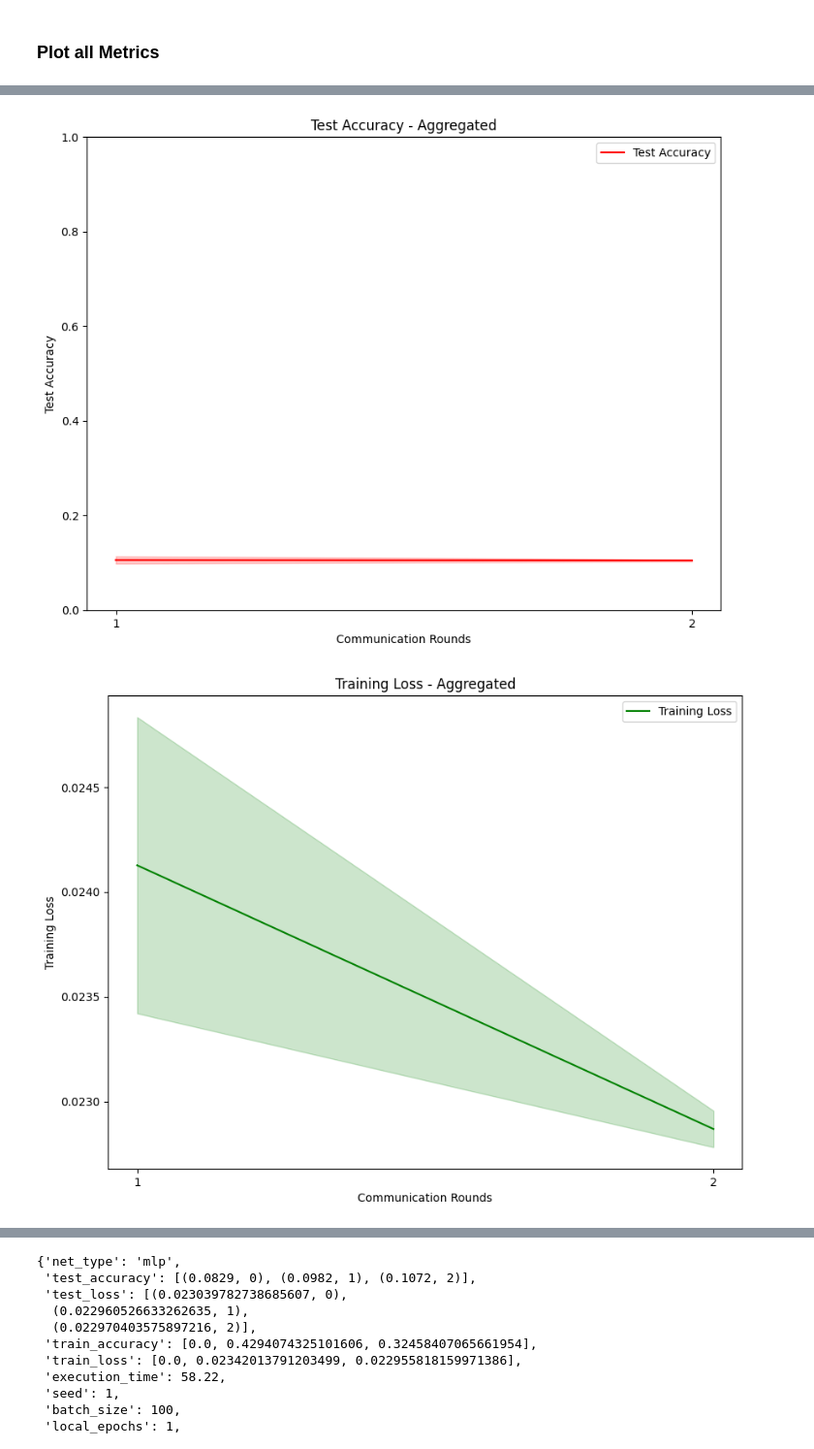
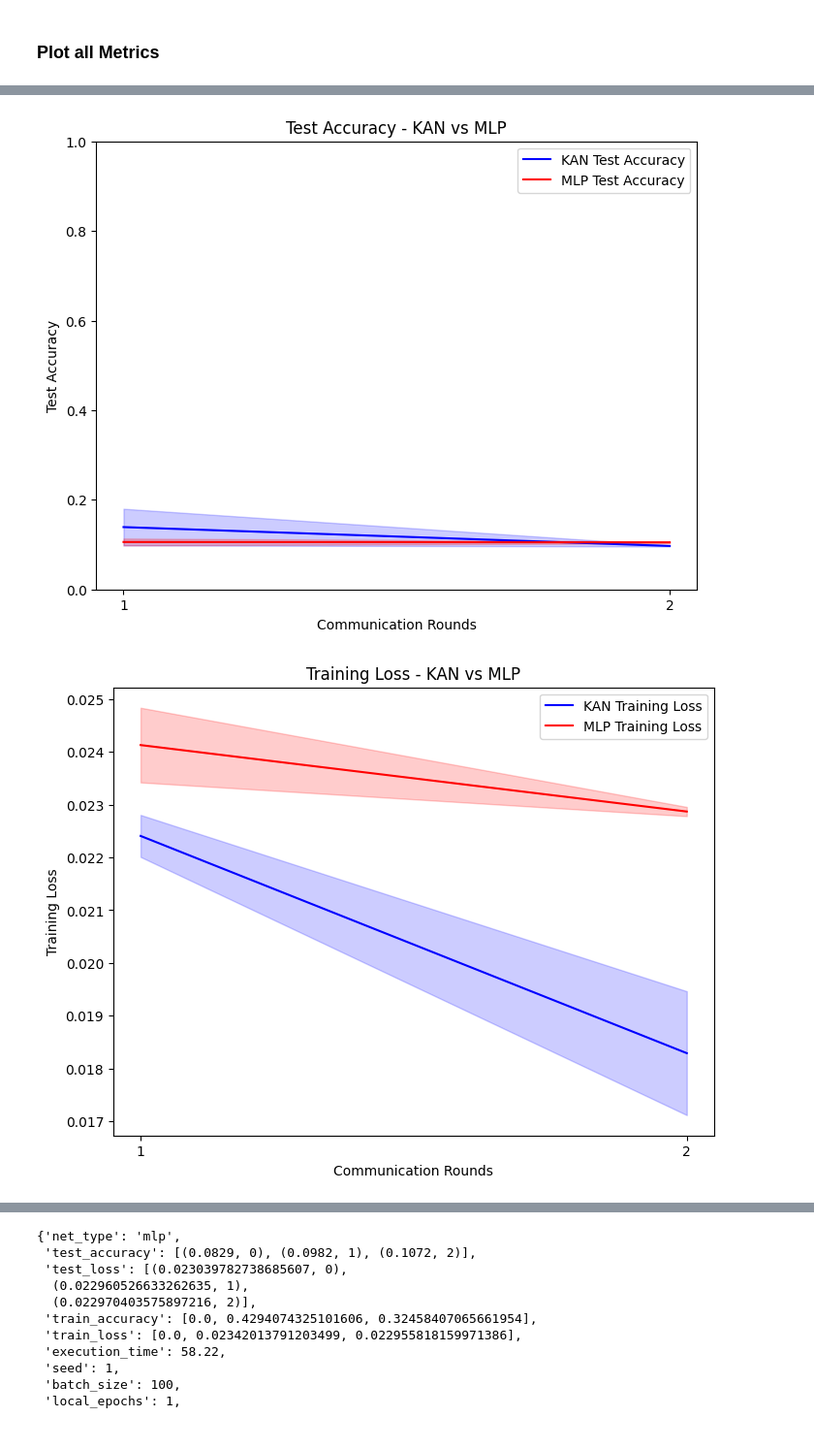
Before and after one commit to artsasse/fedkan, a Jupyter notebook: Flower_MNIST_MLP.ipynb, the cells around one changed output, grey strips where cells are left out. Shown at 97% size. Drawn from its saved outputs; the diff is of its cells as text; code cells hidden in the pictures.

Commit message:
+ separate metrics by kan X mlp

```diff
--- a/Flower_MNIST_MLP.ipynb
+++ b/Flower_MNIST_MLP.ipynb
@@ -12,12 +12,12 @@ BATCH_SIZE = 100
 LOCAL_EPOCHS = 1
 FRACTION_CLIENTS = 0.05
 COMM_ROUNDS = 2
-NET_TYPE = "mlp"
+NET_TYPE = "kan"
 LEARNING_RATE = 0.1
 MOMENTUM = 0.9
 HISTORY = {}
 TRY_DEVICE = "cpu"
-SEED = 2
+SEED = 4
 # %% [markdown]
 ## Dependencies
 # %%
@@ -579,12 +572,18 @@ x
 # Get a list of all JSON files in the folder
 json_files = [f for f in os.listdir(folder) if f.endswith('.json')]
 
-# Load the data from each JSON file
-data_list = []
+# Initialize separate lists for 'kan' and 'mlp' data
+kan_data = []
+mlp_data = []
+
+# Load and separate the data based on 'net_type'
 for json_file in json_files:
     with open(os.path.join(folder, json_file), 'r') as f:
         data = json.load(f)
-        data_list.append(data)
+        if data['net_type'] == 'kan':
+            kan_data.append(data)
+        elif data['net_type'] == 'mlp':
+            mlp_data.append(data)
 # %% [markdown]
 ### Extract metrics and hyperparameters from each execution
 # %%
@@ -631,48 +634,56 @@ comm_rounds = list(range(1, len(train_accuracies[0]) + 1))
 # %% [markdown]
 ### Plot all Metrics
 # %%
-figsize=(10, 7.5)
+figsize=(8, 6)
 
-# Plot Training Accuracy with error bands
+# Plot Training Accuracy with error bands for 'kan' and 'mlp'
 plt.figure(figsize=figsize)
-plt.plot(comm_rounds, train_acc_mean, 'b-', label='Training Accuracy')
-plt.fill_between(comm_rounds, train_acc_mean - train_acc_std, train_acc_mean + train_acc_std, color='b', alpha=0.2)
-plt.title(f"Training Accuracy - Aggregated")
+plt.plot(comm_rounds, kan_results[0], 'b-', label='KAN Training Accuracy')
+plt.fill_between(comm_rounds, kan_results[0] - kan_results[1], kan_results[0] + kan_results[1], color='b', alpha=0.2)
+plt.plot(comm_rounds, mlp_results[0], 'r-', label='MLP Training Accuracy')
+plt.fill_between(comm_rounds, mlp_results[0] - mlp_results[1], mlp_results[0] + mlp_results[1], color='r', alpha=0.2)
+plt.title(f"Training Accuracy - KAN vs MLP")
 plt.xlabel("Communication Rounds")
 plt.ylabel("Training Accuracy")
-plt.ylim(0, 1)  # Ensure accuracy values range from 0 to 1
+plt.ylim(0, 1)
 plt.xticks(comm_rounds)
 plt.legend()
 plt.show()
 
-# Plot Test Accuracy with error bands
+# Plot Test Accuracy with error bands for 'kan' and 'mlp'
 plt.figure(figsize=figsize)
-plt.plot(comm_rounds, test_acc_mean, 'r-', label='Test Accuracy')
-plt.fill_between(comm_rounds, test_acc_mean - test_acc_std, test_acc_mean + test_acc_std, color='r', alpha=0.2)
-plt.title(f"Test Accuracy - Aggregated")
+plt.plot(comm_rounds, kan_results[2], 'b-', label='KAN Test Accuracy')
+plt.fill_between(comm_rounds, kan_results[2] - kan_results[3], kan_results[2] + kan_results[3], color='b', alpha=0.2)
+plt.plot(comm_rounds, mlp_results[2], 'r-', label='MLP Test Accuracy')
+plt.fill_between(comm_rounds, mlp_results[2] - mlp_results[3], mlp_results[2] + mlp_results[3], color='r', alpha=0.2)
+plt.title(f"Test Accuracy - KAN vs MLP")
 plt.xlabel("Communication Rounds")
 plt.ylabel("Test Accuracy")
-plt.ylim(0, 1)  # Ensure accuracy values range from 0 to 1
+plt.ylim(0, 1)
 plt.xticks(comm_rounds)
 plt.legend()
 plt.show()
 
-# Plot Training Loss with error bands
+# Plot Training Loss with error bands for 'kan' and 'mlp'
 plt.figure(figsize=figsize)
-plt.plot(comm_rounds, train_loss_mean, 'g-', label='Training Loss')
-plt.fill_between(comm_rounds, train_loss_mean - train_loss_std, train_loss_mean + train_loss_std, color='g', alpha=0.2)
-plt.title(f"Training Loss - Aggregated")
+plt.plot(comm_rounds, kan_results[4], 'b-', label='KAN Training Loss')
+plt.fill_between(comm_rounds, kan_results[4] - kan_results[5], kan_results[4] + kan_results[5], color='b', alpha=0.2)
+plt.plot(comm_rounds, mlp_results[4], 'r-', label='MLP Training Loss')
+plt.fill_between(comm_rounds, mlp_results[4] - mlp_results[5], mlp_results[4] + mlp_results[5], color='r', alpha=0.2)
+plt.title(f"Training Loss - KAN vs MLP")
 plt.xlabel("Communication Rounds")
 plt.ylabel("Training Loss")
 plt.xticks(comm_rounds)
 plt.legend()
 plt.show()
 
-# Plot Test Loss with error bands
+# Plot Test Loss with error bands for 'kan' and 'mlp'
 plt.figure(figsize=figsize)
-plt.plot(comm_rounds, test_loss_mean, 'm-', label='Test Loss')
-plt.fill_between(comm_rounds, test_loss_mean - test_loss_std, test_loss_mean + test_loss_std, color='m', alpha=0.2)
-plt.title(f"Test Loss - Aggregated")
+plt.plot(comm_rounds, kan_results[6], 'b-', label='KAN Test Loss')
+plt.fill_between(comm_rounds, kan_results[6] - kan_results[7], kan_results[6] + kan_results[7], color='b', alpha=0.2)
+plt.plot(comm_rounds, mlp_results[6], 'r-', label='MLP Test Loss')
+plt.fill_between(comm_rounds, mlp_results[6] - mlp_results[7], mlp_results[6] + mlp_results[7], color='r', alpha=0.2)
+plt.title(f"Test Loss - KAN vs MLP")
 plt.xlabel("Communication Rounds")
 plt.ylabel("Test Loss")
 plt.xticks(comm_rounds)
@@ -683,2 +694,2 @@ plt.show()
-[figure, old version]
+[figure, new version]
-[figure, old version]
+[figure, new version]
```
Also changed, not shown: parts of 10 cells of this notebook.
